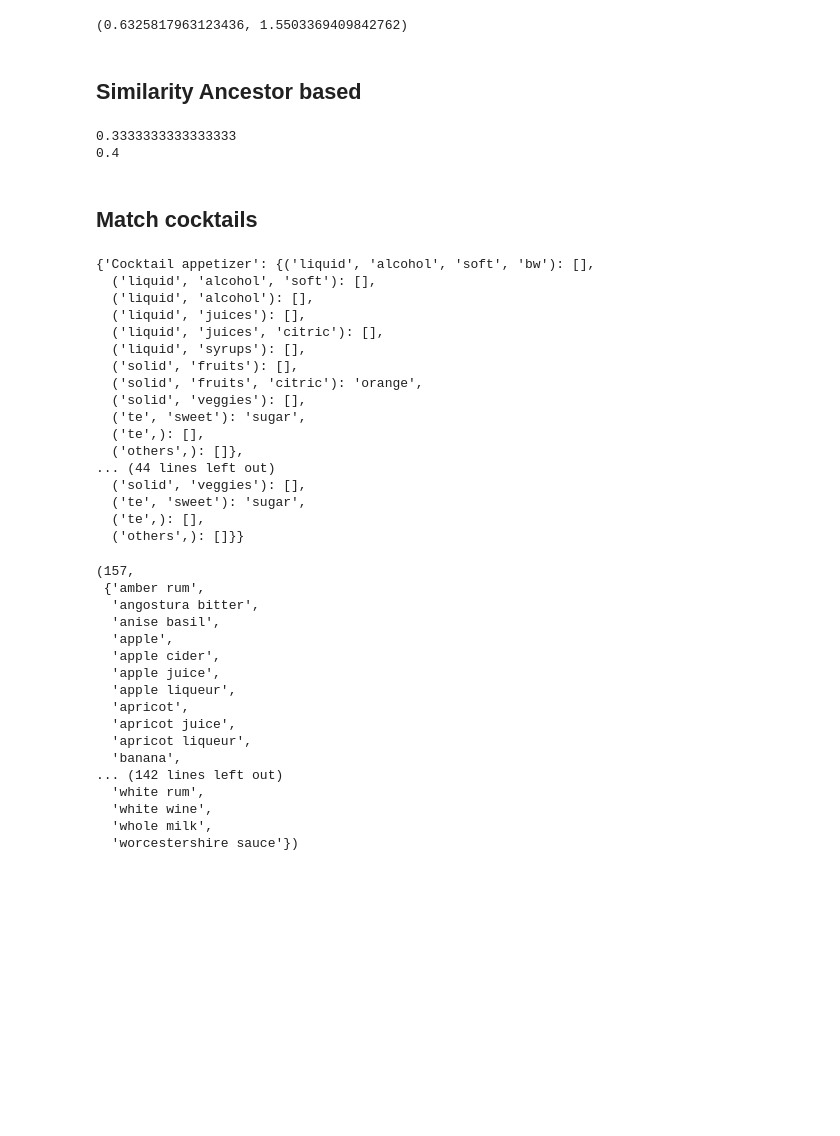
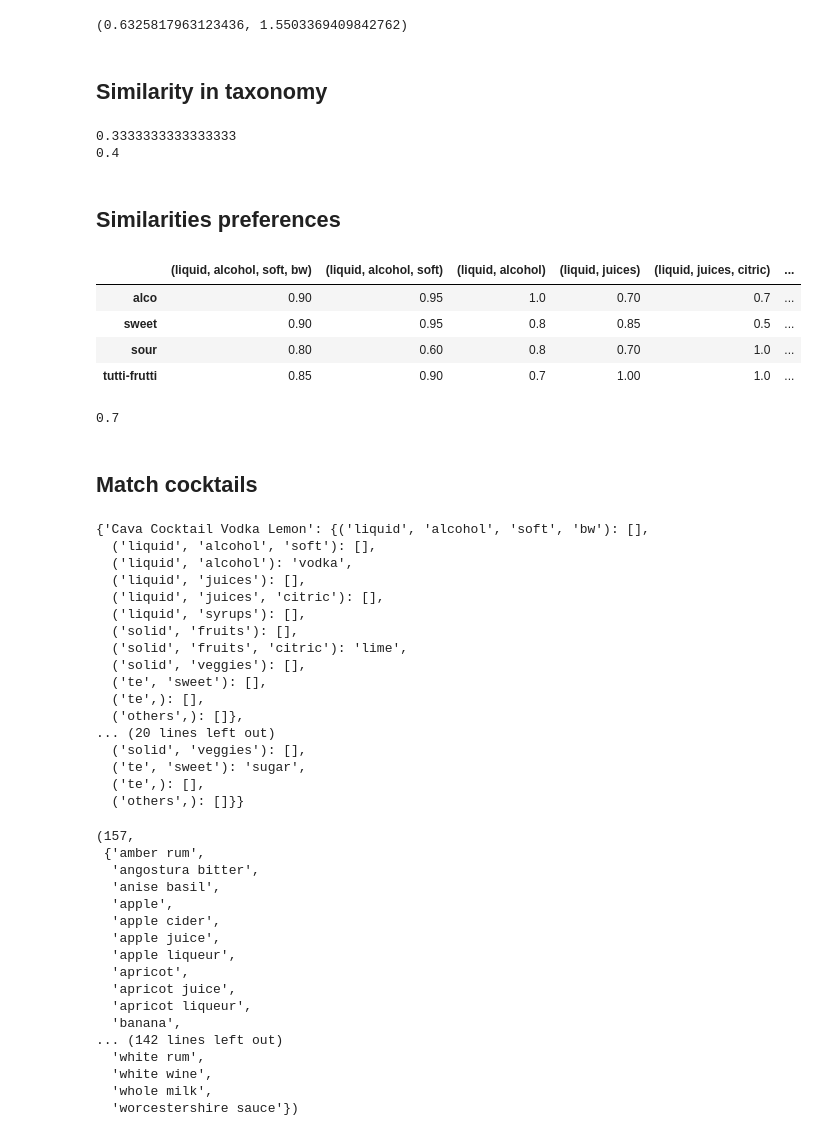
Before and after one commit to jforjohn/cbr_cocktails, a Jupyter notebook: Analysis.ipynb, the cells around one changed output. Cells and saved outputs as stored; diff of their text form; code cells hidden in the pictures; blank space fills up the shorter version.

Commit message:
ANALYSIS: add preferences similarity matrix

```diff
--- a/Analysis.ipynb
+++ b/Analysis.ipynb
@@ -122,7 +122,7 @@ fij 8
 fifj 9794
 (0.6325817963123436, 1.5503369409842762)
 # %% [markdown]
-## Similarity Ancestor based
+## Similarity in taxonomy
 # %%
 # ingredient_tup => (cat1, cat2, cat3, ingredient)
 def taxonomy_score(ingredient_tup1, ingredient_tup2):
@@ -135,6 +135,43 @@ print(taxonomy_score(('liquid', 'alcohol', 'rum'), ('liquid', 'alcohol', 'soft',
 # %% [output]
 0.3333333333333333
 0.4
+# %% [markdown]
+## Similarities preferences
+# %%
+cols = [('liquid', 'alcohol', 'soft', 'bw'),
+       ('liquid', 'alcohol', 'soft'),
+       ('liquid', 'alcohol'),
+       ('liquid', 'juices'),
+       ('liquid', 'juices', 'citric'),
+       ('liquid', 'syrups'),
+       ('solid', 'fruits'),
+       ('solid', 'fruits', 'citric'),
+       ('solid', 'veggies'),
+       ('te', 'sweet'),
+       ('te',),
+       ('others',)]
+idx = ['alco', 'sweet', 'sour', 'tutti-frutti']
+
+alco_vals =  [0.9, 0.95, 1, 0.7, 0.7, 0.75, 0.7, 0.7, 0.65, 0.7, 0.8, 0.85]
+
+sweet_vals = [0.9, 0.95, 0.8, 0.85, 0.5, 1, 0.9, 0.65, 0.5, 1, 0.8, 0.8]
+
+sour_vals = [0.8, 0.6, 0.8, 0.7, 1, 0.6, 0.75, 1, 0.8, 0.6, 0.85, 0.8]
+
+frutti_vals = [0.85, 0.9, 0.7, 1, 1, 0.9, 1, 1, 0.7, 0.65, 0.7, 0.85]
+
+df_preferences = pd.DataFrame(np.array([alco_vals, sweet_vals, sour_vals, frutti_vals]), columns=cols, index=idx)
+df_preferences
+# %% [output]
+|  | (liquid, alcohol, soft, bw) | (liquid, alcohol, soft) | (liquid, alcohol) | (liquid, juices) | (liquid, juices, citric) | ... |
+| alco | 0.90 | 0.95 | 1.0 | 0.70 | 0.7 | ... |
+| sweet | 0.90 | 0.95 | 0.8 | 0.85 | 0.5 | ... |
+| sour | 0.80 | 0.60 | 0.8 | 0.70 | 1.0 | ... |
+| tutti-frutti | 0.85 | 0.90 | 0.7 | 1.00 | 1.0 | ... |
+# %%
+df_preferences[('solid', 'fruits', 'citric')]['alco']
+# %% [output]
+0.7
 # %% [markdown]
 ## Match cocktails
 # %%
@@ -185,24 +222,27 @@ matches = matchCocktails(q)
 titles_sort = sorted(matches, key=lambda x: matches[x][0], reverse=True )
 max_val = matches[titles_sort[0]][0]
 final_match = {}
-for title in matches:
-    if matches[title][0] == max_val:
+top_n = 3
+c_top = 0
+for title in titles_sort:
+    if matches[title][0] == max_val or c_top < top_n:
         final_match[title] = matches[title][1]
+        c_top += 1
 final_match
 # %% [output]
-{'Cocktail appetizer': {('liquid', 'alcohol', 'soft', 'bw'): [],
+{'Cava Cocktail Vodka Lemon': {('liquid', 'alcohol', 'soft', 'bw'): [],
   ('liquid', 'alcohol', 'soft'): [],
-  ('liquid', 'alcohol'): [],
+  ('liquid', 'alcohol'): 'vodka',
   ('liquid', 'juices'): [],
   ('liquid', 'juices', 'citric'): [],
   ('liquid', 'syrups'): [],
   ('solid', 'fruits'): [],
-  ('solid', 'fruits', 'citric'): 'orange',
+  ('solid', 'fruits', 'citric'): 'lime',
   ('solid', 'veggies'): [],
-  ('te', 'sweet'): 'sugar',
+  ('te', 'sweet'): [],
   ('te',): [],
   ('others',): []},
-... (44 lines left out)
+... (20 lines left out)
   ('solid', 'veggies'): [],
   ('te', 'sweet'): 'sugar',
   ('te',): [],
```
Also changed, not shown: parts of 1 cell of this notebook.
